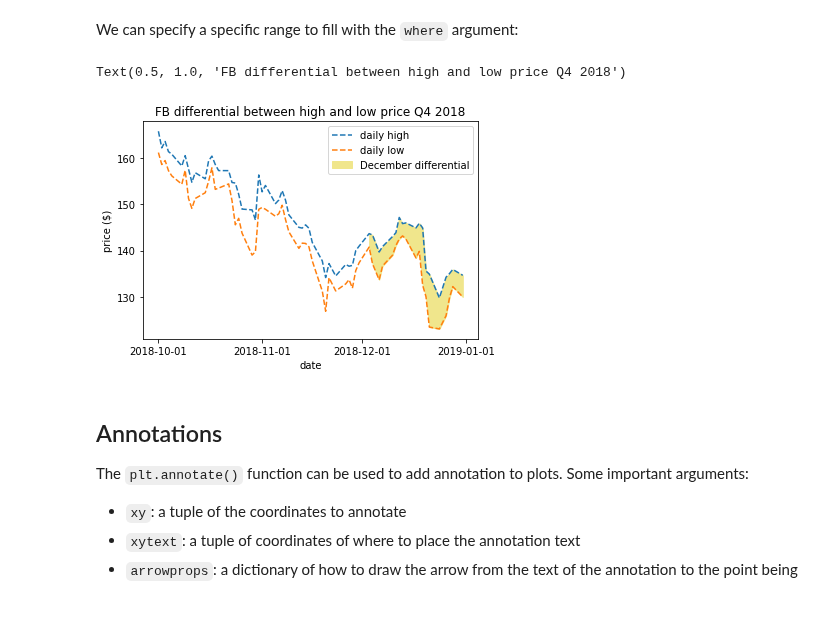
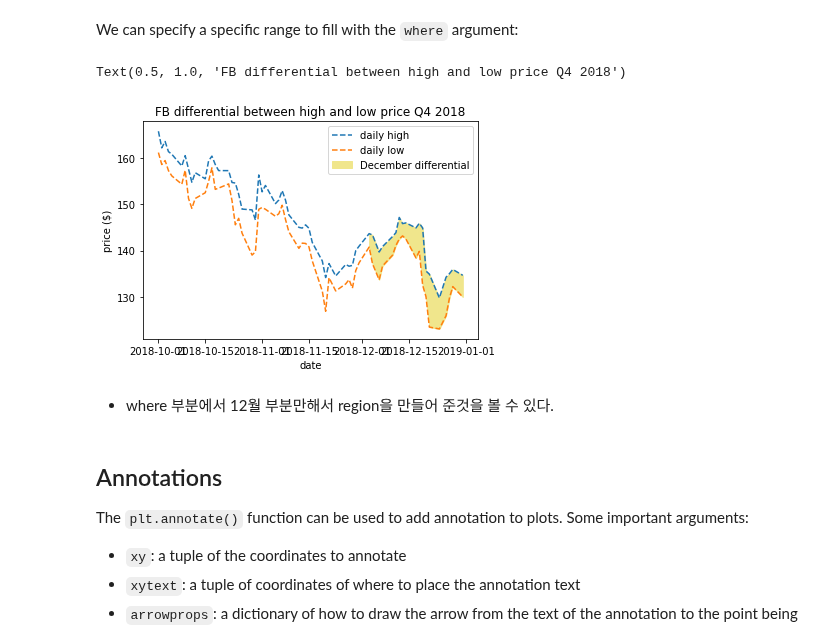
Before and after one commit to kcw0331/Environmental-Health-Big-Data-Analysis, a Jupyter notebook: 12주차/3-customizing_visualizations.ipynb, the cells around one changed output. Drawn from its saved outputs; the diff is of its cells as text; code cells hidden in the pictures; blank space fills up the shorter version.

```diff
--- a/12주차/3-customizing_visualizations.ipynb
+++ b/12주차/3-customizing_visualizations.ipynb
@@ -124,20 +157,22 @@ We can specify a specific range to fill with the `where` argument:
 # %%
 fb_q4 = fb.loc['2018-Q4']
 plt.fill_between(
     fb_q4.index, fb_q4.high, fb_q4.low,
     where=fb_q4.index.month == 12,
     color='khaki', label='December differential'
 )
 plt.plot(fb_q4.index, fb_q4.high, '--', label='daily high')
 plt.plot(fb_q4.index, fb_q4.low, '--', label='daily low')
-plt.xticks(['2018-10-01', '2018-11-01', '2018-12-01', '2019-01-01'])
+#plt.xticks(['2018-10-01', '2018-11-01', '2018-12-01', '2019-01-01'])
 plt.xlabel('date')
 plt.ylabel('price ($)')
 plt.legend()
 plt.title('FB differential between high and low price Q4 2018')
 # %% [output]
 Text(0.5, 1.0, 'FB differential between high and low price Q4 2018')
-[figure, old version]
+[figure, new version]
+# %% [markdown]
+* where 부분에서 12월 부분만해서 region을 만들어 준것을 볼 수 있다.
 # %% [markdown]
 ## Annotations
 The `plt.annotate()` function can be used to add annotation to plots. Some important arguments:
```
Also changed, not shown: parts of 25 cells of this notebook.
